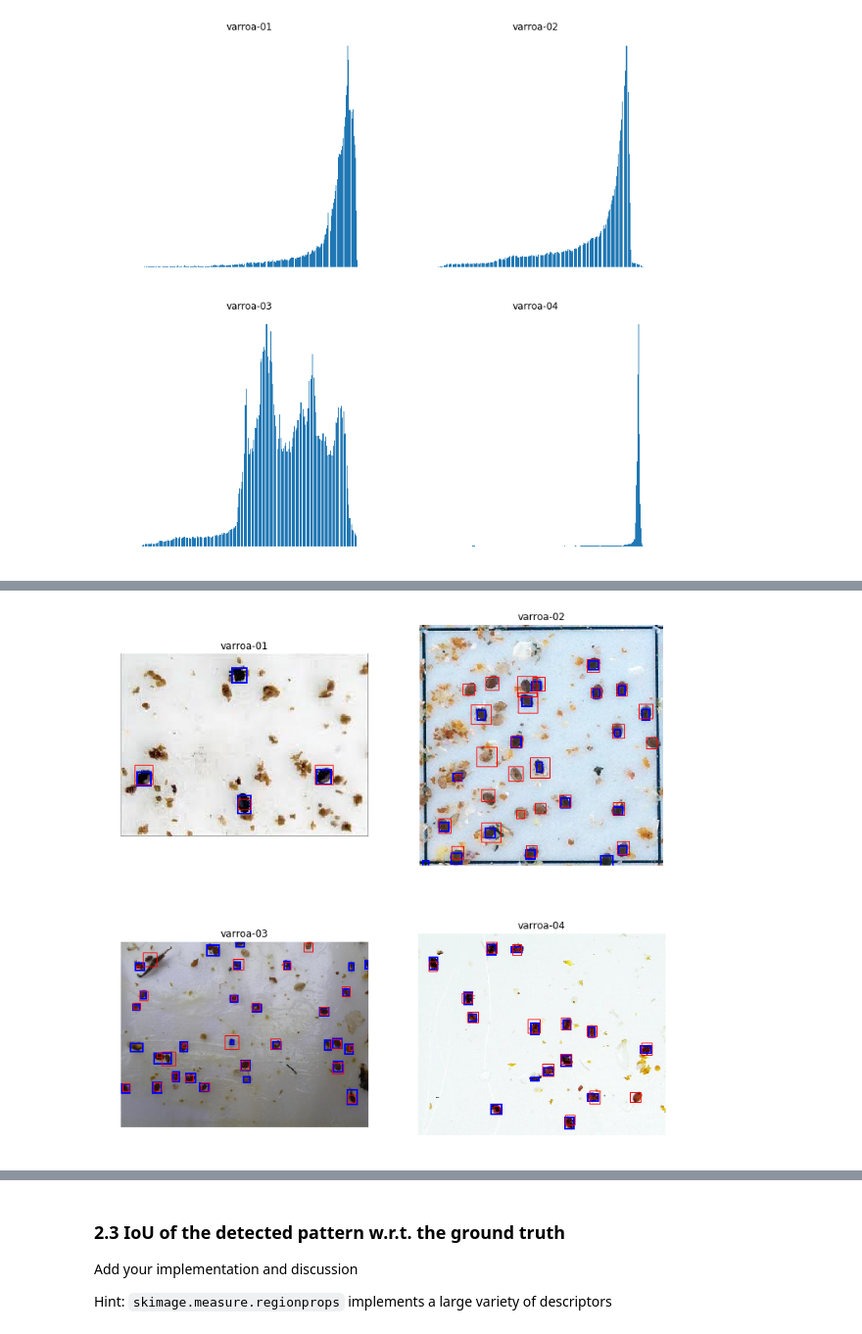
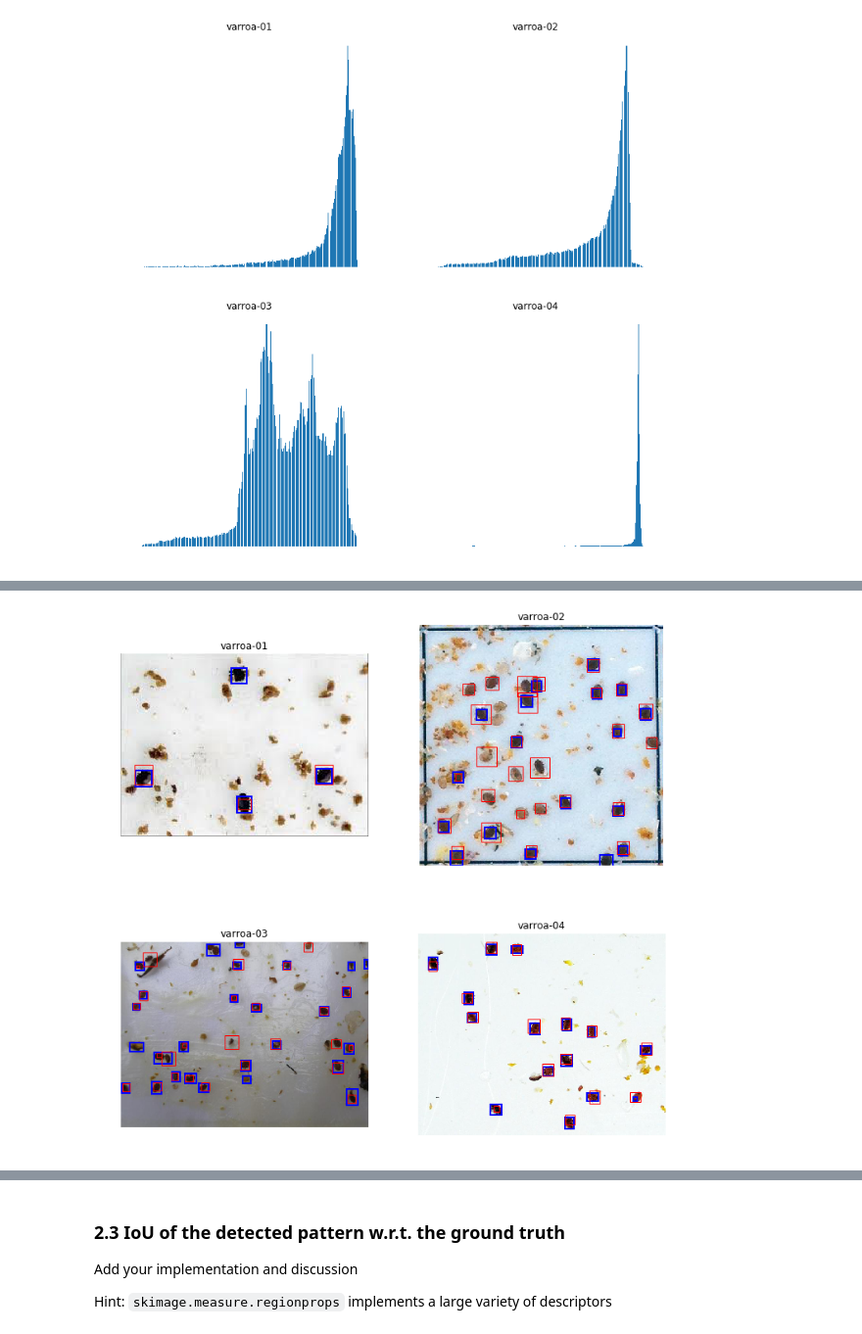
Before and after one commit to EGJ1996/Image-Processing, a Jupyter notebook: labs/lab_01_segmentation.ipynb, the cells around one changed output, grey strips where cells are left out. Shown at 98% size. Drawn from its saved outputs; the diff is of its cells as text; code cells hidden in the pictures.

```diff
--- a/labs/lab_01_segmentation.ipynb
+++ b/labs/lab_01_segmentation.ipynb
@@ -363,0 +463,7 @@ plot_collection(dilated_images)
+# %%
+dilated_images1 = []
+kern = cv.getStructuringElement(cv.MORPH_ELLIPSE,(3,3))
+for thresh in thresholds1:
+    dilation1 = cv.dilate(thresh,kern,iterations = 1)
+    dilated_images1.append(dilation1)
+plot_collection(dilated_images1)
@@ -373,12 +481,12 @@ for dilation in dilated_images:
 
     for region in regionprops(label_image):
         # take regions with large enough areas
-        if region.area >= 70 and region.area <= 800:
+        if region.area <= 1000 and region.area>= 100:
             # draw rectangle around thresholded regions
             minr, minc, maxr, maxc = region.bbox
             rect = mpatches.Rectangle((minc, minr), maxc - minc, maxr - minr,
                                       fill=False, edgecolor='red', linewidth=2)
-            ax.add_patch(rect)
+        ax.add_patch(rect)
 
     ax.set_axis_off()
 plt.tight_layout()
@@ -395,5 +498,0 @@ for prop in regionprops(label_image):
-# %%
-regions = []
-for region in regionprops(label_image):
-    if region.area >=70 and region.area <=800:
-        regions.append(region)
@@ -401,0 +499,22 @@ annot = annotations_xmls[0]
+# %%
+segmented_images = []
+for dilation in dilated_images1:
+    dil = cv.cvtColor(dilation, cv.COLOR_BGR2GRAY)
+    label_image = skimage.measure.label(dil)
+    image_label_overlay = label2rgb(label_image, image=dil)
+
+    fig, ax = plt.subplots(figsize=(7, 5))
+    ax.imshow(image_label_overlay)
+
+    for region in regionprops(label_image):
+        # take regions with large enough areas
+        if region.area >= 100 and region.area <= 1500:
+            # draw rectangle around thresholded regions
+            minr, minc, maxr, maxc = region.bbox
+            rect = mpatches.Rectangle((minc, minr), maxc - minc, maxr - minr,
+                                      fill=False, edgecolor='red', linewidth=2)
+            ax.add_patch(rect)
+
+    ax.set_axis_off()
+plt.tight_layout()
+plt.show()
@@ -402,31 +526,33 @@ annot = annotations_xmls[0]
 # %%
 fig,axes = plt.subplots(2,2,figsize = (12,12))
 kern = cv.getStructuringElement(cv.MORPH_ELLIPSE,(5,5))
 for ax, im, annotations,dilation,nm in zip(axes.ravel(), ic,annotations_xmls,dilated_images,im_names):
 
     dil = cv.cvtColor(dilation, cv.COLOR_BGR2GRAY)
     label_image = skimage.measure.label(dil)
     regions = regionprops(label_image)
 
     for region in regions:
-        if region.area >= 70 and region.area <= 800:
+        #if region.area >= 70 and region.area <= 800:
             #print(region.area)
             # draw rectangle around segmented coins
+
+        if region.area <=1000 and region.area >=100:
             minr, minc, maxr, maxc = region.bbox
             rect = mpatches.Rectangle((minc, minr), maxc - minc, maxr - minr,
                                       fill=False, edgecolor='blue', linewidth=2)
             ax.add_patch(rect)
 
     for anno in annotations:
         rect = patches.Rectangle((anno['bbox'][0], anno['bbox'][1]), anno['bbox'][2], anno['bbox'][3],
                 linewidth=1,edgecolor='r',facecolor='none')
 
         ax.add_patch(rect)
 
     ax.imshow(im)
     ax.axis('off')
     ax.set_title(nm)
 
 plt.show()
 # %% [output]
-[figure, old version]
+[figure, new version]
```
Also changed, not shown: parts of 38 cells of this notebook.
